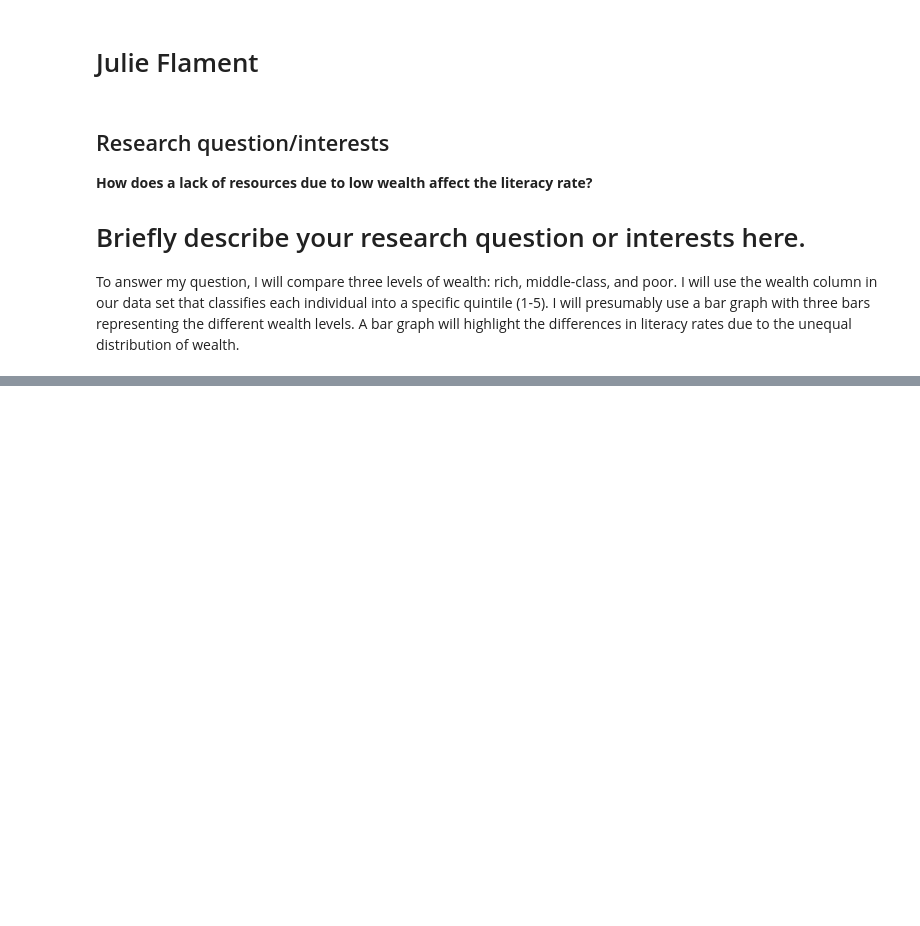
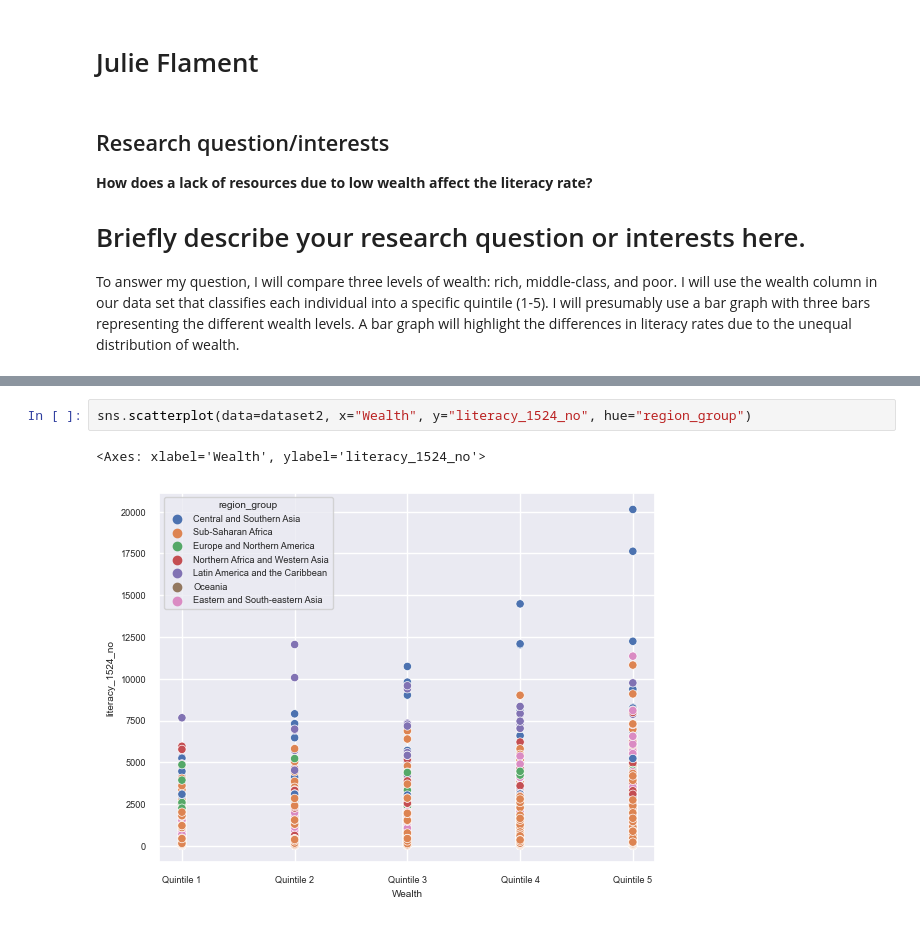
Before and after one commit to ubco-W2022T2-data301/project-group-group18, a Jupyter notebook: analysis/analysis2.ipynb, the cells around one changed output, grey strips where cells are left out. Cells and saved outputs as stored; diff of their text form; blank space fills up the shorter version.

```diff
--- a/analysis/analysis2.ipynb
+++ b/analysis/analysis2.ipynb
@@ -27,0 +76,5 @@ data
+# %%
+sns.scatterplot(data=dataset2, x="Wealth", y="literacy_1524_no", hue="region_group")
+# %% [output]
+<Axes: xlabel='Wealth', ylabel='literacy_1524_no'>
+[figure, added]
```
Also changed, not shown: parts of 7 cells of this notebook, 1 other file.
